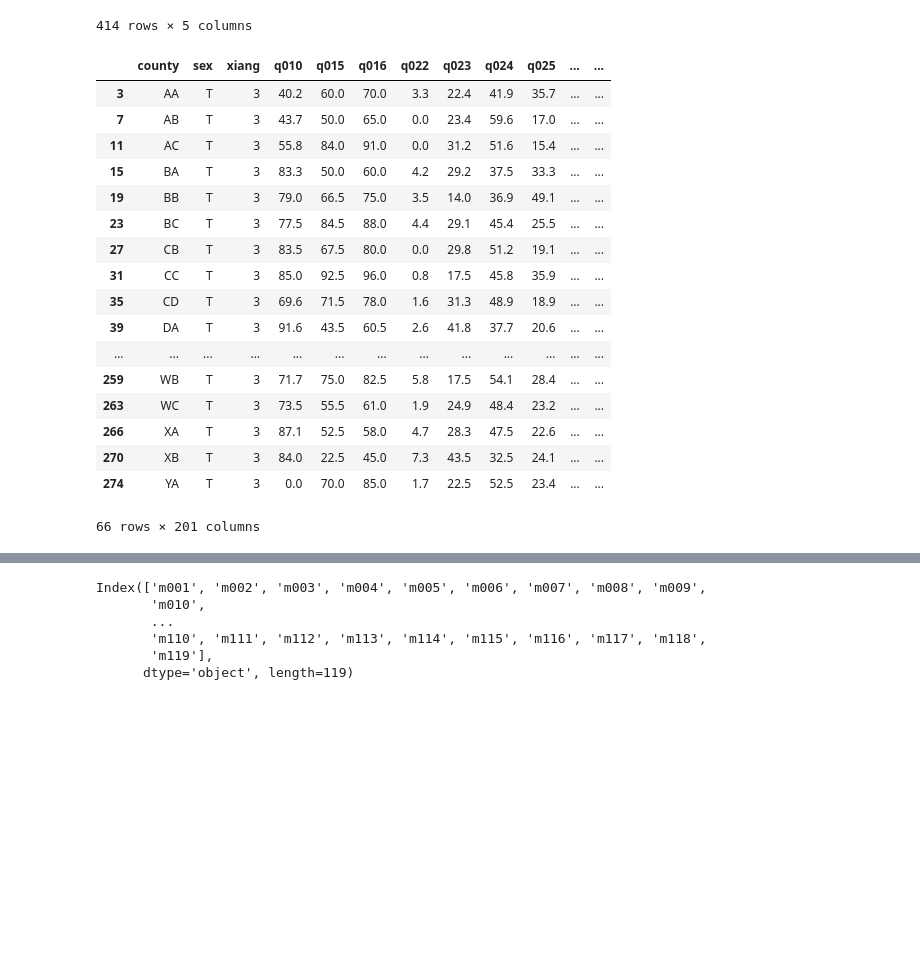
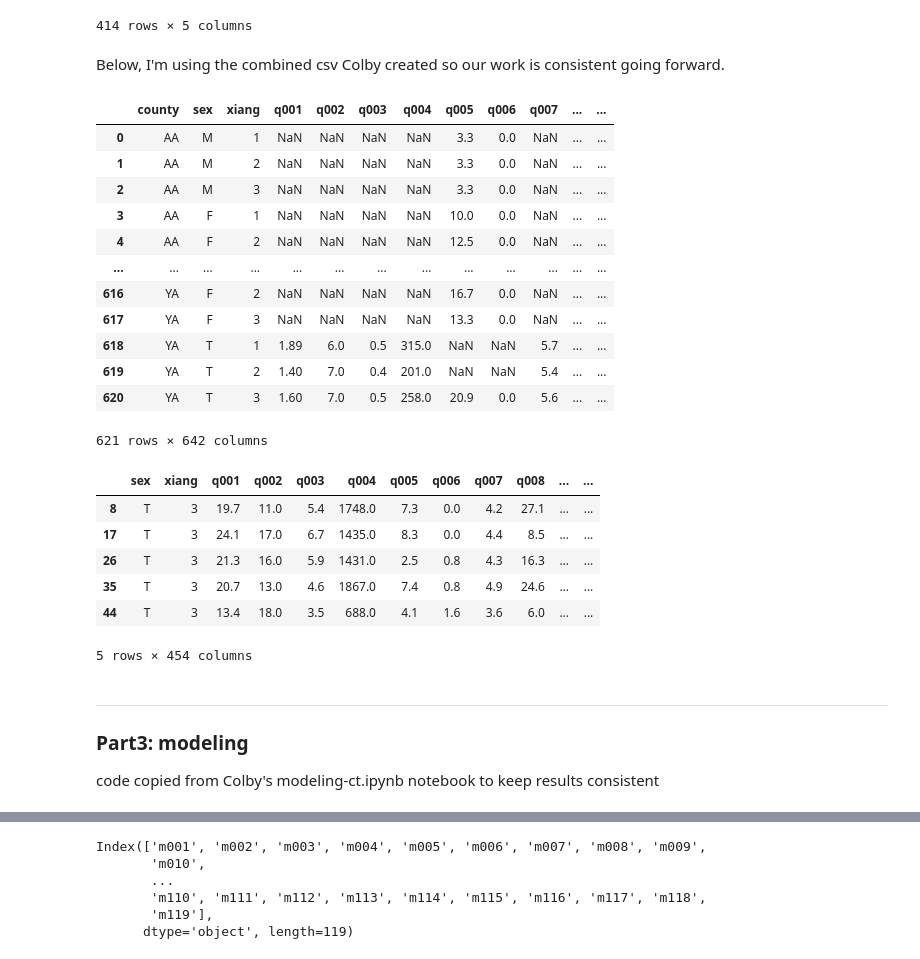
Before and after one commit to colbytse/community_health_project, a Jupyter notebook: code_notebooks/jahnavi.ipynb, the cells around one changed output, grey strips where cells are left out. Drawn from its saved outputs; the diff is of its cells as text; code cells hidden in the pictures; blank space fills up the shorter version.

Commit message:
edited summary notebook diet eda section

```diff
--- a/code_notebooks/jahnavi.ipynb
+++ b/code_notebooks/jahnavi.ipynb
@@ -335,29 +330,43 @@ practice.melt(id_vars=['county','sex','xiang'])
 | 412 | XB | T | 3 | m006 | 140.51 |
 | 413 | YA | T | 3 | m006 | 49.24 |
 414 rows × 5 columns
+# %% [markdown]
+Below, I'm using the combined csv Colby created so our work is consistent going forward.
+# %%
+data = pd.read_csv('../data/cleaned_data_descriptive/89all.csv',index_col=[0])
+# %%
+data
+# %% [output]
+|  | county | sex | xiang | q001 | q002 | q003 | q004 | q005 | q006 | q007 | ... | ... |
+| 0 | AA | M | 1 | NaN | NaN | NaN | NaN | 3.3 | 0.0 | NaN | ... | ... |
+| 1 | AA | M | 2 | NaN | NaN | NaN | NaN | 3.3 | 0.0 | NaN | ... | ... |
+| 2 | AA | M | 3 | NaN | NaN | NaN | NaN | 3.3 | 0.0 | NaN | ... | ... |
+| 3 | AA | F | 1 | NaN | NaN | NaN | NaN | 10.0 | 0.0 | NaN | ... | ... |
+| 4 | AA | F | 2 | NaN | NaN | NaN | NaN | 12.5 | 0.0 | NaN | ... | ... |
+| ... | ... | ... | ... | ... | ... | ... | ... | ... | ... | ... | ... | ... |
+| 616 | YA | F | 2 | NaN | NaN | NaN | NaN | 16.7 | 0.0 | NaN | ... | ... |
+| 617 | YA | F | 3 | NaN | NaN | NaN | NaN | 13.3 | 0.0 | NaN | ... | ... |
+| 618 | YA | T | 1 | 1.89 | 6.0 | 0.5 | 315.0 | NaN | NaN | 5.7 | ... | ... |
+| 619 | YA | T | 2 | 1.40 | 7.0 | 0.4 | 201.0 | NaN | NaN | 5.4 | ... | ... |
+| 620 | YA | T | 3 | 1.60 | 7.0 | 0.5 | 258.0 | 20.9 | 0.0 | 5.6 | ... | ... |
+621 rows × 642 columns
 # %%
 clean_df = data[(data['sex'] == 'T') & (data['xiang'] == 3)]\
 .dropna(subset='m005_ALL35_69').dropna(axis = 'columns')
-clean_df
+clean_df.head()
 # %% [output]
-|  | county | sex | xiang | q010 | q015 | q016 | q022 | q023 | q024 | q025 | ... | ... |
-| 3 | AA | T | 3 | 40.2 | 60.0 | 70.0 | 3.3 | 22.4 | 41.9 | 35.7 | ... | ... |
-| 7 | AB | T | 3 | 43.7 | 50.0 | 65.0 | 0.0 | 23.4 | 59.6 | 17.0 | ... | ... |
-| 11 | AC | T | 3 | 55.8 | 84.0 | 91.0 | 0.0 | 31.2 | 51.6 | 15.4 | ... | ... |
-| 15 | BA | T | 3 | 83.3 | 50.0 | 60.0 | 4.2 | 29.2 | 37.5 | 33.3 | ... | ... |
-| 19 | BB | T | 3 | 79.0 | 66.5 | 75.0 | 3.5 | 14.0 | 36.9 | 49.1 | ... | ... |
-| 23 | BC | T | 3 | 77.5 | 84.5 | 88.0 | 4.4 | 29.1 | 45.4 | 25.5 | ... | ... |
-| 27 | CB | T | 3 | 83.5 | 67.5 | 80.0 | 0.0 | 29.8 | 51.2 | 19.1 | ... | ... |
-| 31 | CC | T | 3 | 85.0 | 92.5 | 96.0 | 0.8 | 17.5 | 45.8 | 35.9 | ... | ... |
-| 35 | CD | T | 3 | 69.6 | 71.5 | 78.0 | 1.6 | 31.3 | 48.9 | 18.9 | ... | ... |
-| 39 | DA | T | 3 | 91.6 | 43.5 | 60.5 | 2.6 | 41.8 | 37.7 | 20.6 | ... | ... |
-| ... | ... | ... | ... | ... | ... | ... | ... | ... | ... | ... | ... | ... |
-| 259 | WB | T | 3 | 71.7 | 75.0 | 82.5 | 5.8 | 17.5 | 54.1 | 28.4 | ... | ... |
-| 263 | WC | T | 3 | 73.5 | 55.5 | 61.0 | 1.9 | 24.9 | 48.4 | 23.2 | ... | ... |
-| 266 | XA | T | 3 | 87.1 | 52.5 | 58.0 | 4.7 | 28.3 | 47.5 | 22.6 | ... | ... |
-| 270 | XB | T | 3 | 84.0 | 22.5 | 45.0 | 7.3 | 43.5 | 32.5 | 24.1 | ... | ... |
-| 274 | YA | T | 3 | 0.0 | 70.0 | 85.0 | 1.7 | 22.5 | 52.5 | 23.4 | ... | ... |
+|  | sex | xiang | q001 | q002 | q003 | q004 | q005 | q006 | q007 | q008 | ... | ... |
+| 8 | T | 3 | 19.7 | 11.0 | 5.4 | 1748.0 | 7.3 | 0.0 | 4.2 | 27.1 | ... | ... |
+| 17 | T | 3 | 24.1 | 17.0 | 6.7 | 1435.0 | 8.3 | 0.0 | 4.4 | 8.5 | ... | ... |
+| 26 | T | 3 | 21.3 | 16.0 | 5.9 | 1431.0 | 2.5 | 0.8 | 4.3 | 16.3 | ... | ... |
+| 35 | T | 3 | 20.7 | 13.0 | 4.6 | 1867.0 | 7.4 | 0.8 | 4.9 | 24.6 | ... | ... |
+| 44 | T | 3 | 13.4 | 18.0 | 3.5 | 688.0 | 4.1 | 1.6 | 3.6 | 6.0 | ... | ... |
-66 rows × 201 columns
+5 rows × 454 columns
+# %% [markdown]
+---
+### Part3: modeling
+
+code copied from Colby's modeling-ct.ipynb notebook to keep results consistent
 # %%
 results = pd.DataFrame(columns = ['Model', 'Train Score', 'Val Score', 'X Val Score', 'RMSE Train', 'RMSE Val'])
 
```
Also changed, not shown: parts of 39 cells of this notebook, 7 other files.
